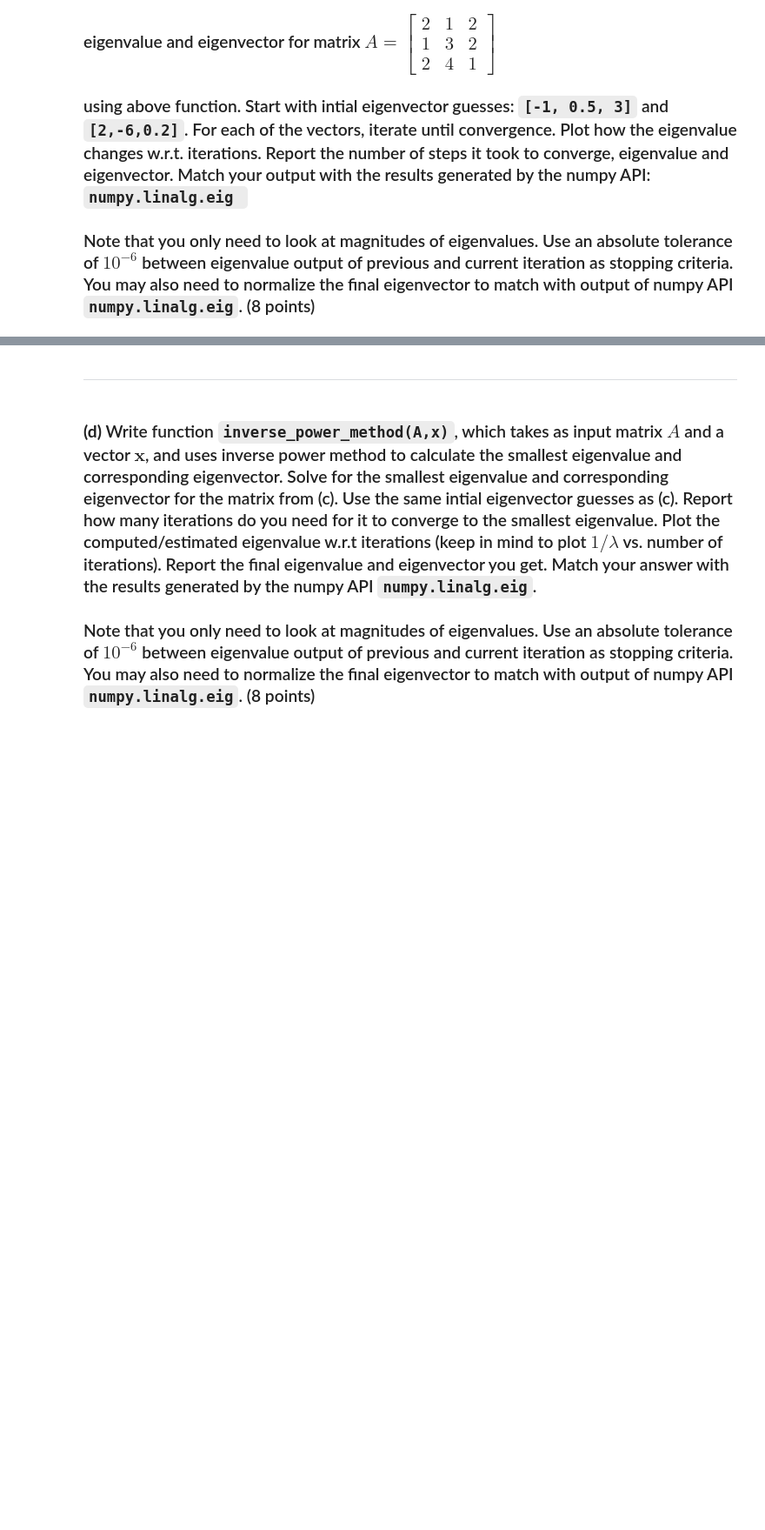
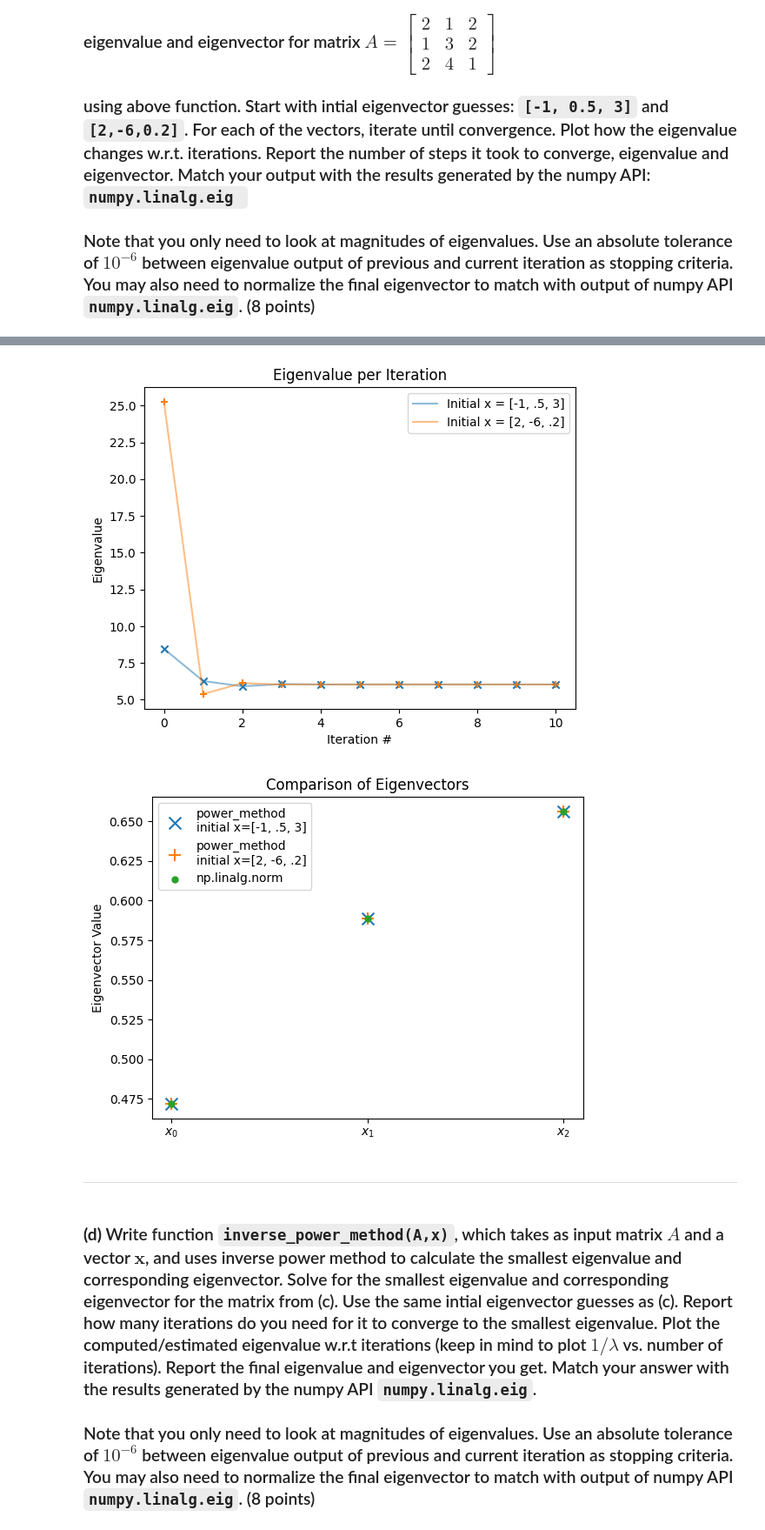
Before and after one commit to ryanhammonds/dsc210, a Jupyter notebook: hw1/solutions_rh/HW1_Q2.ipynb, the cells around one changed output, grey strips where cells are left out. Shown at 87% size. Drawn from its saved outputs; the diff is of its cells as text; code cells hidden in the pictures; blank space fills up the shorter version.

Commit message:
complete power method problem

```diff
--- a/hw1/solutions_rh/HW1_Q2.ipynb
+++ b/hw1/solutions_rh/HW1_Q2.ipynb
@@ -91,3 +159,35 @@ $$
+# %%
+# Plot eigenvalues
+plt.figure(0)
+
+plt.plot(w0, label='Initial x = [-1, .5, 3]', alpha=.5)
+plt.plot(w1, label='Initial x = [2, -6, .2]', alpha=.5)
+plt.scatter(np.arange(len(w0)), w0, marker='x')
+plt.scatter(np.arange(len(w1)), w1, marker='+')
+
+
+plt.xlabel('Iteration #')
+plt.ylabel('Eigenvalue')
+plt.title('Eigenvalue per Iteration')
+plt.legend()
+
+# Plot eigenvectors
+plt.figure(1)
+
+plt.scatter([1, 2, 3], np.abs(v0), s=100, marker='x',
+            label='power_method\ninitial x=[-1, .5, 3]')
+plt.scatter([1, 2, 3], np.abs(v1), s=100, marker='+',
+            label='power_method\ninitial x=[2, -6, .2]')
+plt.scatter([1, 2, 3], np.abs(v_np[:, 0]), s=100, marker='.',
+            label='np.linalg.norm')
+
+plt.title('Comparison of Eigenvectors')
+plt.xticks([1, 2, 3], labels=[r'$x_0$', r'$x_1$', r'$x_2$'])
+plt.ylabel('Eigenvector Value')
+plt.legend();
+# %% [output]
+[figure, added]
+[figure, added]
 # %% [markdown]
 
 
```
Also changed, not shown: parts of 3 cells of this notebook.
